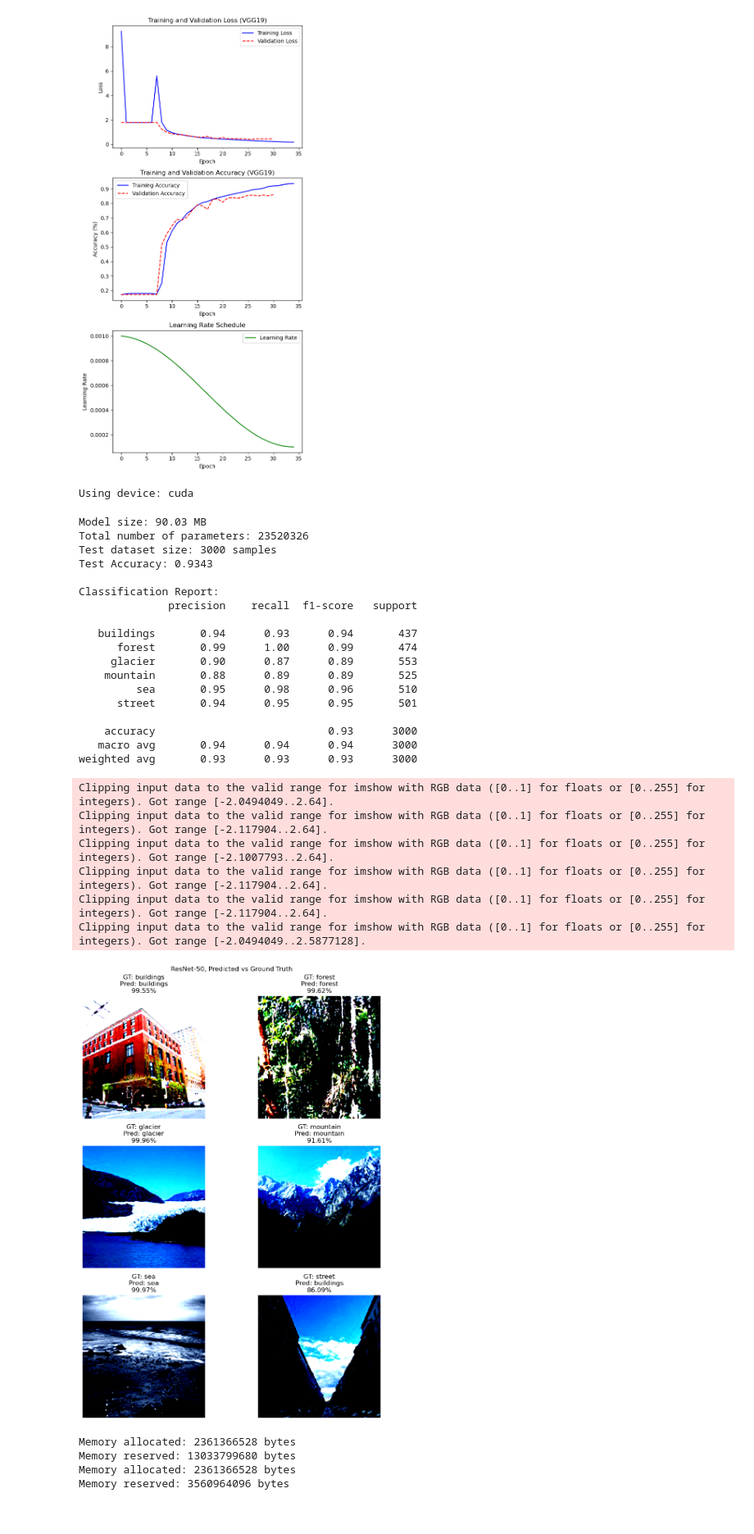
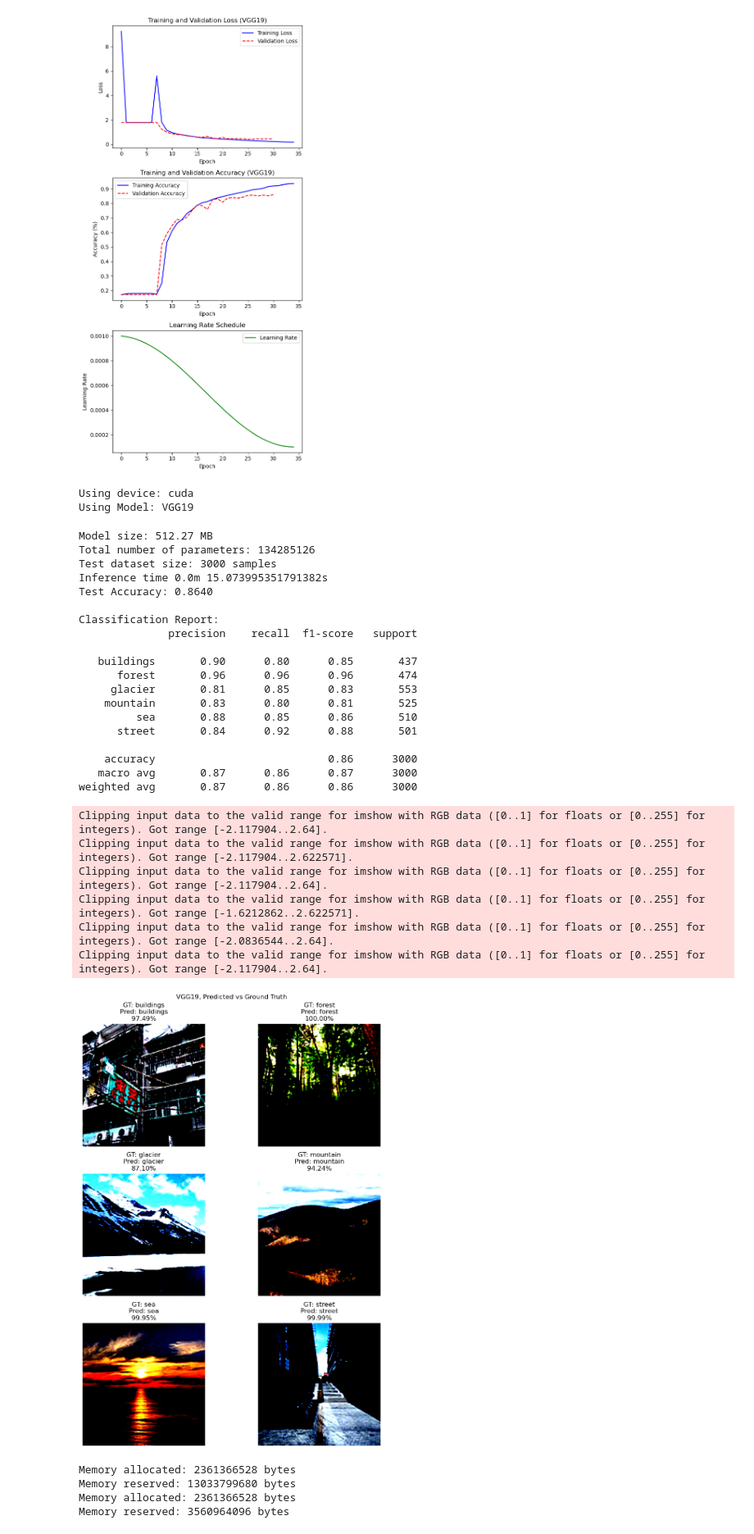
Before and after one commit to Anders-Stubberud/IT3212, a Jupyter notebook: assignment_4/thomas/cnn_ML.ipynb, the cells around one changed output. Shown at 82% size. Saved outputs shown, nothing was run; the diff lists cells and outputs as text; code cells hidden in the pictures.

Commit message:
fikset bug som blandet sammen modeller ved loading fra HD

```diff
--- a/assignment_4/thomas/cnn_ML.ipynb
+++ b/assignment_4/thomas/cnn_ML.ipynb
@@ -386,19 +386,21 @@ plt.show()
 device = torch.device("cuda" if torch.cuda.is_available() else "cpu")
 print(f"Using device: {device}")
 
-# Load the pretrained model (ResNet50)
-model = models.resnet50(pretrained=False)
-model.fc = torch.nn.Linear(model.fc.in_features, 6)  # Modify the final layer for 6 output classes
+# Instantiate the model (adjust num_classes as needed)
+model = VGG19(num_classes=6)  # Assuming 6 classes for this example
+model = model.to(device)
+# Print out the model name (e.g., 'VGG19')
+print(f"Using Model: {type(model).__name__}")
 
 # Load the saved model state dictionary
-model_path_rsnet = '/cluster/work/thohau/IT3212/assignment_4/thomas/models/resnet_it3212_gr25.pth'
-state_dict = torch.load(model_path_rsnet, map_location=device)
+model_path_vgg_19 = '/cluster/work/thohau/IT3212/assignment_4/thomas/models/vgg19_it3212_gr25.pth'
+state_dict = torch.load(model_path_vgg_19, map_location=device)
 
 # Load the state dict into the model
 model.load_state_dict(state_dict, strict=False)  # Use strict=False to ignore the mismatch in fc layer
 
 # Print size of the model in MB
-model_size = os.path.getsize(model_path_rsnet) / (1024 * 1024)  # Convert bytes to MB
+model_size = os.path.getsize(model_path_vgg_19) / (1024 * 1024)  # Convert bytes to MB
 print(f"Model size: {model_size:.2f} MB")
 
 # Count the number of parameters in the model
@@ -406,9 +408,8 @@ total_params = sum(p.numel() for p in model.parameters())
 print(f"Total number of parameters: {total_params}")
 
 
-
 # Load the test dataset (replace with your actual test dataset path)
-test_dataset_path = dataset_path = "/cluster/work/thohau/IT3212/assignment_4/thomas/intel-image-classification/seg_test/seg_test/"  # Replace this with the actual path to your dataset
+test_dataset_path = "/cluster/work/thohau/IT3212/assignment_4/thomas/intel-image-classification/seg_test/seg_test/"  # Replace this with the actual path to your dataset
 
 test_dataset = datasets.ImageFolder(root=test_dataset_path, transform=transforms.Compose([
     transforms.Resize((224, 224)),  # Resize images to the expected input size for ResNet
@@ -424,6 +425,7 @@ print(f"Test dataset size: {len(test_dataset)} samples")
 
 # Function to evaluate the model on the test set
 def evaluate_model_on_test(model, test_loader):
+    start_time = time.time()
     model.eval()  # Set model to evaluation mode
     running_corrects = 0
     predictions = []
@@ -442,12 +444,15 @@ def evaluate_model_on_test(model, test_loader):
             predictions.extend(preds.cpu().numpy())  # Store predictions
             true_labels.extend(labels.cpu().numpy())  # Store true labels
 
+
+    time_elapsed = time.time() - start_time
+    print(f'Inference time {time_elapsed // 60}m {time_elapsed % 60}s')
+
     # Calculate accuracy
     accuracy = running_corrects.double() / len(test_loader.dataset)
     print(f'Test Accuracy: {accuracy:.4f}')
 
     # Generate and print the classification report
-
     print("\nClassification Report:")
     print(classification_report(true_labels, predictions, target_names=test_dataset.classes))
 
@@ -470,7 +475,7 @@ def plot_random_images_with_predictions(model, test_dataset, num_images=6):
 
     # Adjust the figure size to better fit the 3x2 layout
     plt.figure(figsize=(10, 12))  # Adjusted size for a 3x2 grid
-    plt.suptitle('ResNet-50, Predicted vs Ground Truth')
+    plt.suptitle('VGG19, Predicted vs Ground Truth')
 
     for i, idx in enumerate(sampled_indices):
         image, true_label = test_dataset[idx]
@@ -485,49 +490,51 @@ def plot_random_images_with_predictions(model, test_dataset, num_images=6):
 
         # Plot the image
         plt.subplot(3, 2, i + 1)
         plt.imshow(image.squeeze(0).cpu().permute(1, 2, 0))  # Remove batch dimension and permute to HWC
         plt.axis('off')
 
         # Get class names
         true_class = test_dataset.classes[true_label]
         pred_class = test_dataset.classes[pred_label]
 
         # Title with Ground Truth, Predicted Class, and Confidence
         plt.title(f"GT: {true_class}\nPred: {pred_class}\n{confidence:.2f}%")
 
     plt.tight_layout()
     plt.show()
 
 
 # Plot random images with predictions (one from each category)
 plot_random_images_with_predictions(model, test_dataset)
 # %% [output]
 Using device: cuda
+Using Model: VGG19
-Model size: 90.03 MB
-Total number of parameters: 23520326
+Model size: 512.27 MB
+Total number of parameters: 134285126
 Test dataset size: 3000 samples
-Test Accuracy: 0.9343
+Inference time 0.0m 15.073995351791382s
+Test Accuracy: 0.8640
 
 Classification Report:
               precision    recall  f1-score   support
 
-   buildings       0.94      0.93      0.94       437
-      forest       0.99      1.00      0.99       474
-     glacier       0.90      0.87      0.89       553
-    mountain       0.88      0.89      0.89       525
-         sea       0.95      0.98      0.96       510
-      street       0.94      0.95      0.95       501
+   buildings       0.90      0.80      0.85       437
+      forest       0.96      0.96      0.96       474
+     glacier       0.81      0.85      0.83       553
+    mountain       0.83      0.80      0.81       525
+         sea       0.88      0.85      0.86       510
+      street       0.84      0.92      0.88       501
 
-    accuracy                           0.93      3000
-   macro avg       0.94      0.94      0.94      3000
-weighted avg       0.93      0.93      0.93      3000
+    accuracy                           0.86      3000
+   macro avg       0.87      0.86      0.87      3000
+weighted avg       0.87      0.86      0.86      3000
-Clipping input data to the valid range for imshow with RGB data ([0..1] for floats or [0..255] for integers). Got range [-2.0494049..2.64].
 Clipping input data to the valid range for imshow with RGB data ([0..1] for floats or [0..255] for integers). Got range [-2.117904..2.64].
-Clipping input data to the valid range for imshow with RGB data ([0..1] for floats or [0..255] for integers). Got range [-2.1007793..2.64].
+Clipping input data to the valid range for imshow with RGB data ([0..1] for floats or [0..255] for integers). Got range [-2.117904..2.622571].
 Clipping input data to the valid range for imshow with RGB data ([0..1] for floats or [0..255] for integers). Got range [-2.117904..2.64].
+Clipping input data to the valid range for imshow with RGB data ([0..1] for floats or [0..255] for integers). Got range [-1.6212862..2.622571].
+Clipping input data to the valid range for imshow with RGB data ([0..1] for floats or [0..255] for integers). Got range [-2.0836544..2.64].
 Clipping input data to the valid range for imshow with RGB data ([0..1] for floats or [0..255] for integers). Got range [-2.117904..2.64].
-Clipping input data to the valid range for imshow with RGB data ([0..1] for floats or [0..255] for integers). Got range [-2.0494049..2.5877128].
-[figure, old version]
+[figure, new version]
 # %%
 print(f"Memory allocated: {torch.cuda.memory_allocated()} bytes")
 print(f"Memory reserved: {torch.cuda.memory_reserved()} bytes")
```
Also changed, not shown: parts of 3 cells of this notebook.
